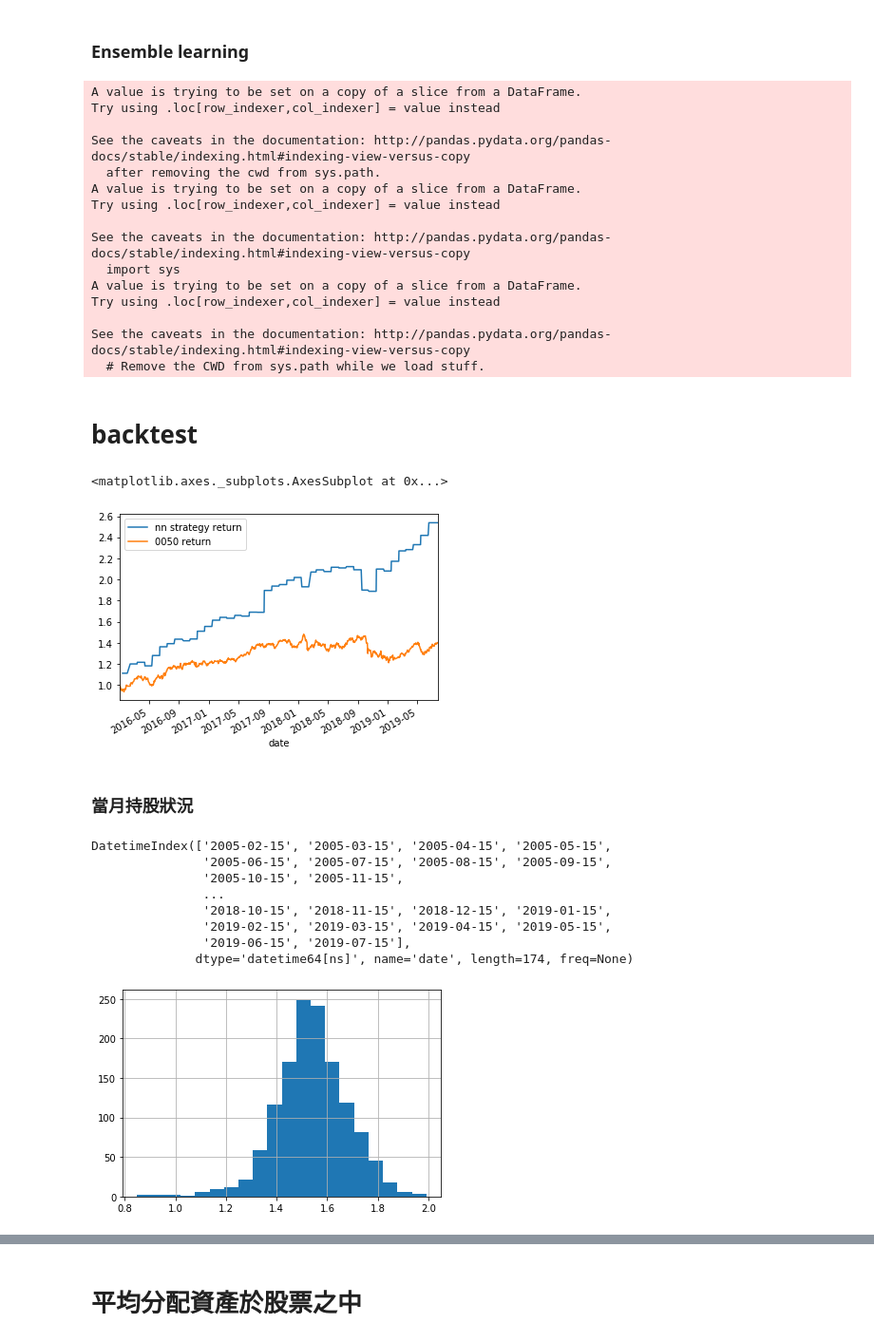
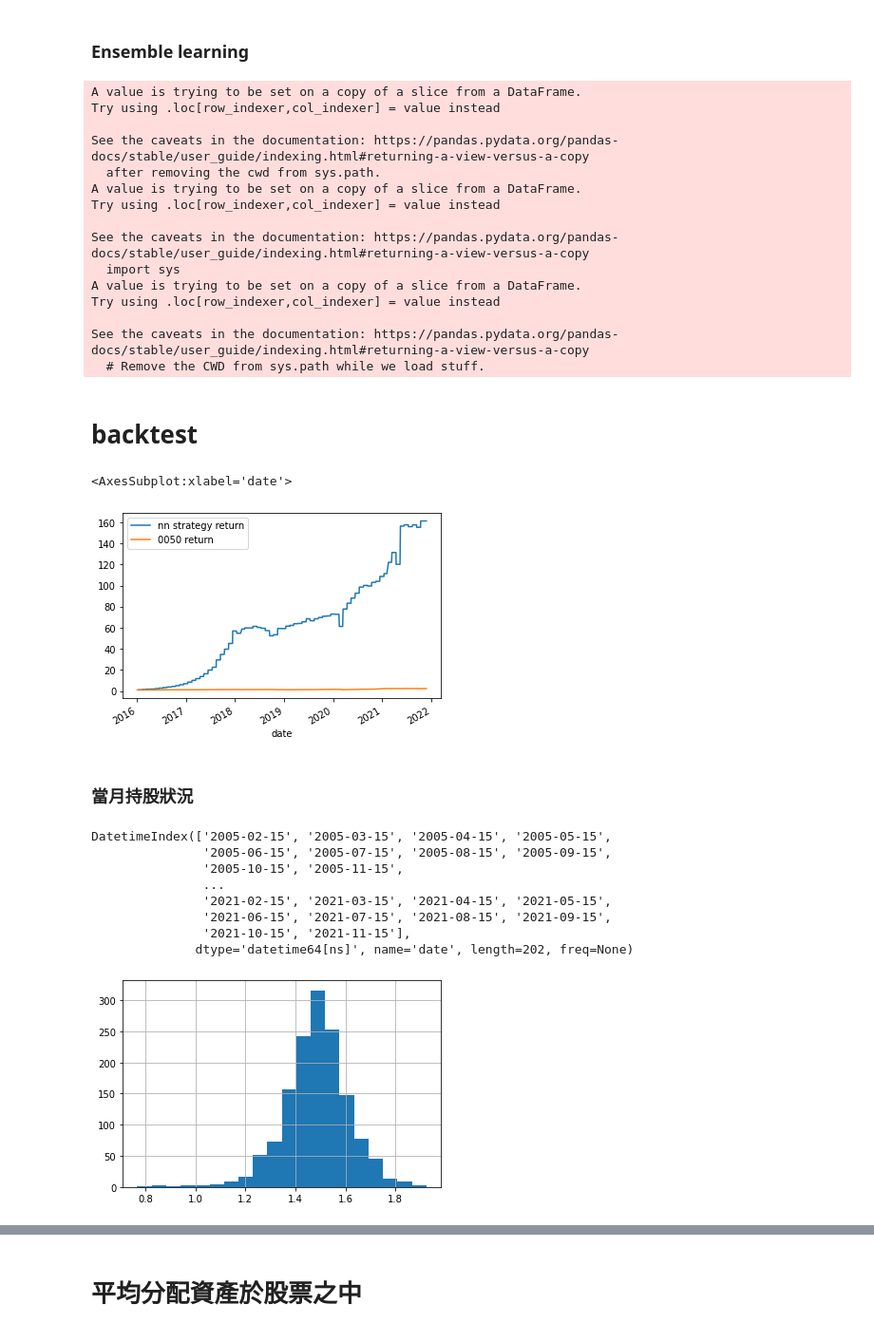
Before and after one commit to dreyhsu/TW_stock, a Jupyter notebook: u25_stock_all.ipynb, the cells around one changed output, grey strips where cells are left out. Shown: that part at 95% size. Cells and saved outputs as stored; diff of their text form; code cells hidden in the pictures.

```diff
--- a/u25_stock_all.ipynb
+++ b/u25_stock_all.ipynb
@@ -4,10 +4,17 @@
 ### 獲取歷史資料
 # %%
 from finlab.data import Data
+import talib
+import pandas as pd
 
 data = Data()
 
 rev = data.get("當月營收")
 close = data.get("收盤價")
+vol = data.get('成交金額')
+low = data.get('最低價')
+high = data.get('最高價')
 
-rev.index = rev.index.shift(5, "d")
+compare_rev = data.get("上月比較增減(%)")
+
+# rev.index = rev.index.shift(5, "d")
@@ -28,6 +108,10 @@ def rsv(n):
 
 def mom(n):
     return (rev / rev.shift(1)).shift(n)
+
+# 月營收平均
+def return_MA(n):
+    return rev.rolling(window=2).mean()
 
 features = {
     'mom1': mom(1),
@@ -60,6 +144,10 @@ features = {
     'rsv60': rsv(60),
     'rsv120': rsv(120),
     'rsv240': rsv(240),
+
+    'return_MA2': return_MA(2),
+    'return_MA5': return_MA(5),
+    'return_MA10': return_MA(10),
 }
 # %% [markdown]
 ### 製作dataset
@@ -138,6 +226,6 @@ DatetimeIndex(['2005-02-15', '2005-03-15', '2005-04-15', '2005-05-15',
 # %%
-dataset_train = dataset_dropna.loc[:'2015']
-dataset_test = dataset_dropna.loc['2016':]
+dataset_train = dataset_dropna.loc[:'2017']
+dataset_test = dataset_dropna.loc['2018':]
 # %% [markdown]
 ### 神經網路模型
 # %%
@@ -275,17 +343,17 @@ dataset_drop = dataset_drop.reset_index().set_index("date")
 A value is trying to be set on a copy of a slice from a DataFrame.
 Try using .loc[row_indexer,col_indexer] = value instead
 
-See the caveats in the documentation: http://pandas.pydata.org/pandas-docs/stable/indexing.html#indexing-view-versus-copy
+See the caveats in the documentation: https://pandas.pydata.org/pandas-docs/stable/user_guide/indexing.html#returning-a-view-versus-a-copy
   after removing the cwd from sys.path.
 A value is trying to be set on a copy of a slice from a DataFrame.
 Try using .loc[row_indexer,col_indexer] = value instead
 
-See the caveats in the documentation: http://pandas.pydata.org/pandas-docs/stable/indexing.html#indexing-view-versus-copy
+See the caveats in the documentation: https://pandas.pydata.org/pandas-docs/stable/user_guide/indexing.html#returning-a-view-versus-a-copy
   import sys
 A value is trying to be set on a copy of a slice from a DataFrame.
 Try using .loc[row_indexer,col_indexer] = value instead
 
-See the caveats in the documentation: http://pandas.pydata.org/pandas-docs/stable/indexing.html#indexing-view-versus-copy
+See the caveats in the documentation: https://pandas.pydata.org/pandas-docs/stable/user_guide/indexing.html#returning-a-view-versus-a-copy
   # Remove the CWD from sys.path while we load stuff.
 # %% [markdown]
 # backtest
@@ -316,8 +384,8 @@ s0050 = close['0050']['2016':]
 
 pd.DataFrame({'nn strategy return':rs.reindex(s0050.index, method='ffill'), '0050 return':s0050/s0050[0]}).plot()
 # %% [output]
-<matplotlib.axes._subplots.AxesSubplot at 0x...>
+<AxesSubplot:xlabel='date'>
-[figure, old version]
+[figure, new version]
 # %% [markdown]
 ### 當月持股狀況
 # %%
@@ -327,13 +395,13 @@ DatetimeIndex(['2005-02-15', '2005-03-15', '2005-04-15', '2005-05-15',
                '2005-06-15', '2005-07-15', '2005-08-15', '2005-09-15',
                '2005-10-15', '2005-11-15',
                ...
-               '2018-10-15', '2018-11-15', '2018-12-15', '2019-01-15',
-               '2019-02-15', '2019-03-15', '2019-04-15', '2019-05-15',
-               '2019-06-15', '2019-07-15'],
-              dtype='datetime64[ns]', name='date', length=174, freq=None)
+               '2021-02-15', '2021-03-15', '2021-04-15', '2021-05-15',
+               '2021-06-15', '2021-07-15', '2021-08-15', '2021-09-15',
+               '2021-10-15', '2021-11-15'],
+              dtype='datetime64[ns]', name='date', length=202, freq=None)
 # %%
 # get the latest dataset
-last_date = "2019-07-15"#dataset.index.levels[1].max()
+last_date = "2021-10-15"#dataset.index.levels[1].max()
 is_last_date = dataset.index.get_level_values('date') == last_date
 last_dataset = dataset[is_last_date].copy()
 
@@ -341,31 +409,31 @@ last_dataset = dataset[is_last_date].copy()
 last_dataset = drop_extreme_case(last_dataset,
     ['bias60', 'bias120', 'bias240', 'mom1', 'mom2', 'mom3', 'mom4', 'mom5', 'mom6'], thresh=0.01)
 
 
 # remove NaN testcases
 last_dataset = last_dataset.dropna(subset=feature_names)
 
 # predict
 
 vals = model.predict(last_dataset[feature_names].astype(float))
 last_dataset['result1'] = pd.Series(vals.swapaxes(0,1)[0], last_dataset.index)
 
 vals = cf.predict(last_dataset[feature_names].astype(float))
 last_dataset['result2'] = pd.Series(vals, last_dataset.index)
 
 vals = cf2.predict(last_dataset[feature_names].astype(float))
 last_dataset['result3'] = pd.Series(vals, last_dataset.index)
 
 # calculate score
 
 rank = last_dataset['result1'] + last_dataset['result2'] + last_dataset['result3']
 condition = (rank >= rank.nlargest(20).iloc[-1])
 
 # plot rank distribution
 rank.hist(bins=20)
 
 
 # show the best 20 stocks
 slist1 = rank[condition].reset_index()['stock_id']
 # %% [output]
-[figure, old version]
+[figure, new version]
```
Also changed, not shown: parts of 14 cells of this notebook.
